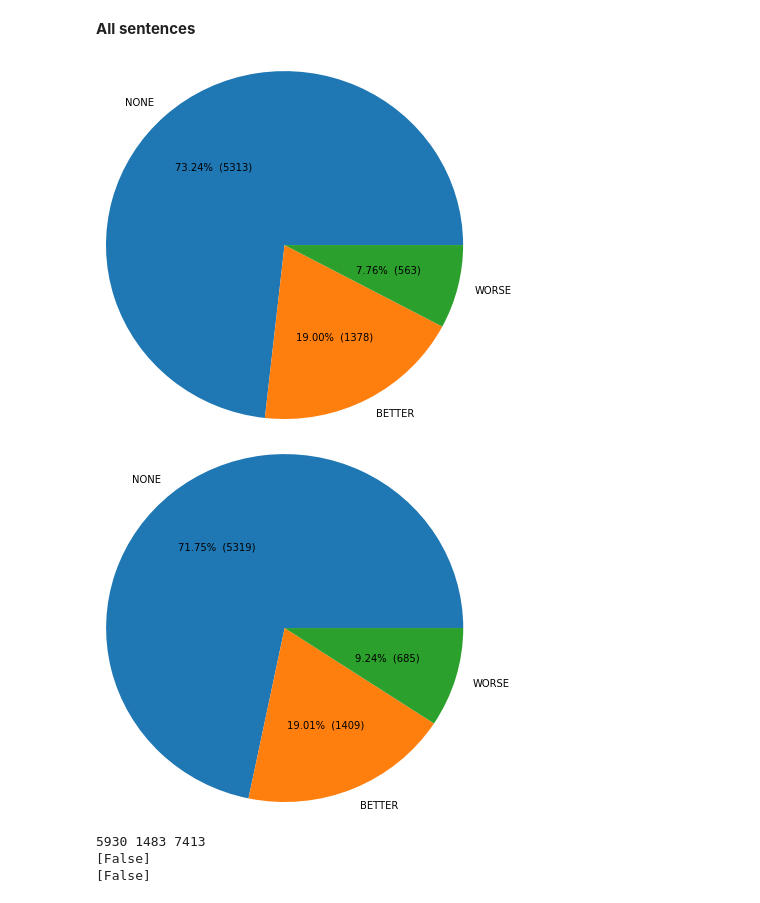
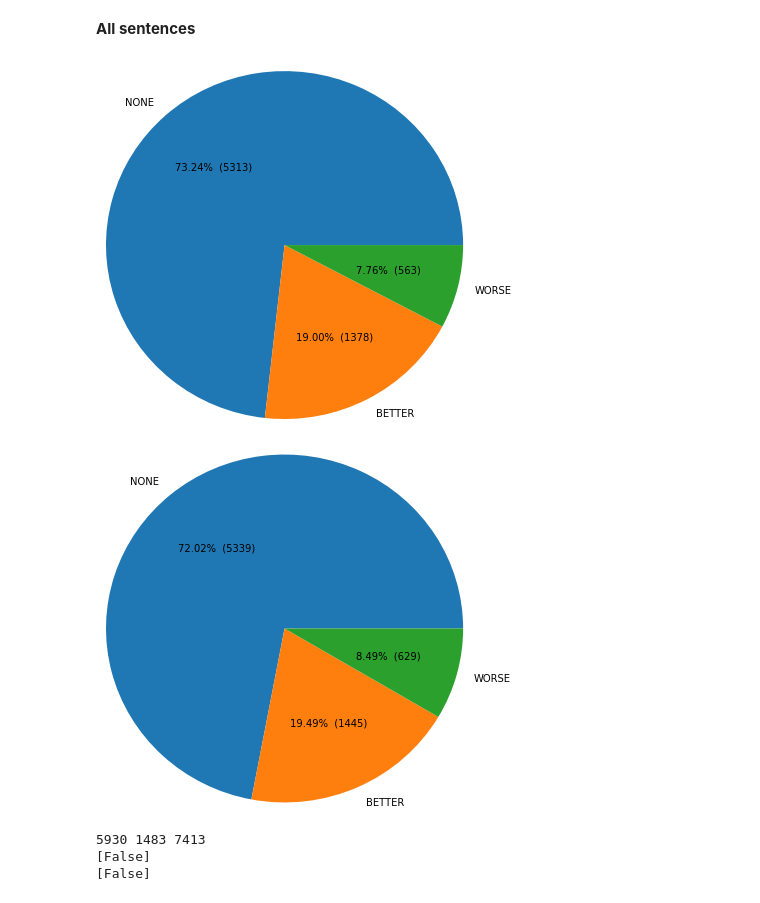
Before and after one commit to uhh-lt/comparative, a Jupyter notebook: 3. Crowdsourcing/3.5 Mainstudy Step 3/combine.ipynb, the cells around one changed output. Cells and saved outputs as stored; diff of their text form; code cells hidden in the pictures.

```diff
--- a/3. Crowdsourcing/3.5 Mainstudy Step 3/combine.ipynb
+++ b/3. Crowdsourcing/3.5 Mainstudy Step 3/combine.ipynb
@@ -88,13 +86,15 @@ Test 56
 from datetime import datetime
 print(datetime.now())
 print('{} {}'.format(len(full['id'].unique()),len(aggregated['id'].unique())))
+aggregated.rename(columns={"label":"old_label"})
 aggregated['better_count'] = 0
 aggregated['worse_count'] = 0
 aggregated['none_count'] = 0
 aggregated['judgements'] = 0
 aggregated['label_winner_count'] = 0
-aggregated['label_w'] = ''
+aggregated['most_frequent_class'] = ''
 
+rnd_cnt = 0
 for i, row in full.iterrows():
     try:
         r_id = row['id']
@@ -111,12 +111,21 @@ for i, row in full.iterrows():
             ('NONE',  aggregated.loc[aggregated['id'] == r_id, 'none_count'].values[0]),
         ]
         winner = sorted(m,key=lambda k: k[1], reverse=True)
-        aggregated.loc[aggregated['id'] == r_id, 'label_w'] = winner[0][0]
-        aggregated.loc[aggregated['id'] == r_id, 'label_winner_count'] = winner[0][1]
+        if winner[0][1] == winner[1][1]:
+            if rnd_cnt % 2 == 0:
+                aggregated.loc[aggregated['id'] == r_id, 'most_frequent_class'] = winner[0][0]
+                aggregated.loc[aggregated['id'] == r_id, 'most_frequent_count'] = winner[0][1]
+            else:
+                aggregated.loc[aggregated['id'] == r_id, 'most_frequent_class'] = winner[1][0]
+                aggregated.loc[aggregated['id'] == r_id, 'most_frequent_count'] = winner[1][1]
+            rnd_cnt += 1
+
+        else:
+            aggregated.loc[aggregated['id'] == r_id, 'most_frequent_class'] = winner[0][0]
+            aggregated.loc[aggregated['id'] == r_id, 'most_frequent_count'] = winner[0][1]
     except Exception as e:
         print(r_id, e)
 
-aggregated.sort_values(['label_winner_count'], ascending=False)
-aggregated['match'] = aggregated['label_w'] == aggregated['label']
+aggregated.sort_values(['most_frequent_count'], ascending=False)
 print(datetime.now())
 # %% [output]
@@ -136,8 +145,14 @@ E640214469 index 0 is out of bounds for axis 0 with size 0
 # %%
 dd= aggregated.drop_duplicates(subset=['id'])
 dd[['id']].describe()
+print('{} - without dups: {}'.format(len(aggregated),len(dd)))
 
-dd['ratio'] =  dd['label_winner_count']/dd['judgements']
+# note: duplicates exist from the merge of the two rows (both rows still present)
+
+dd['ratio'] =  dd['most_frequent_count']/dd['judgements']
 certain = dd[dd['ratio'] > 0.5 ]
 print('All: {} Certain: {}'.format(len(dd), len(dd[dd['ratio'] > 0.5 ])))
+pd.set_option('display.max_colwidth', -1)
+
+dd.columns
 # %% [output]
@@ -223,11 +247,11 @@ def show_dist(labels):
 # %% [markdown]
 **All sentences**
 # %%
-show_dist(certain['label_w'])
-show_dist(dd['label_w'])
+show_dist(certain['most_frequent_class'])
+show_dist(dd['most_frequent_class'])
 # %% [output]
 [figure]
-[figure, old version]
+[figure, new version]
 # %%
 from sklearn.model_selection import train_test_split
 
```
Also changed, not shown: parts of 9 cells of this notebook, 19 other files.
